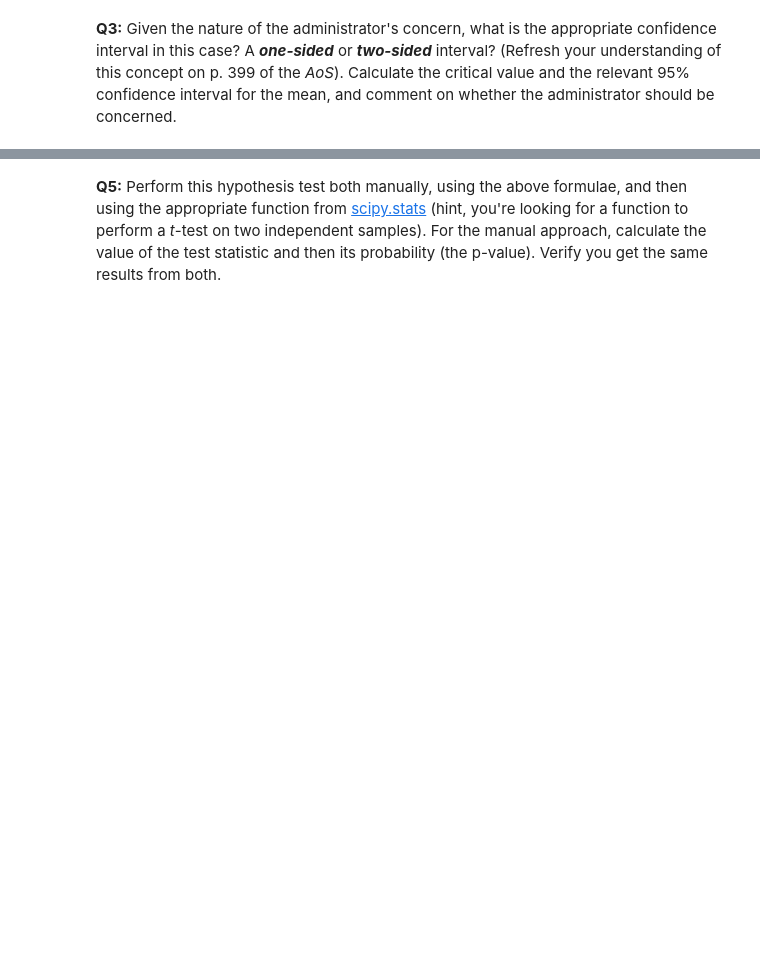
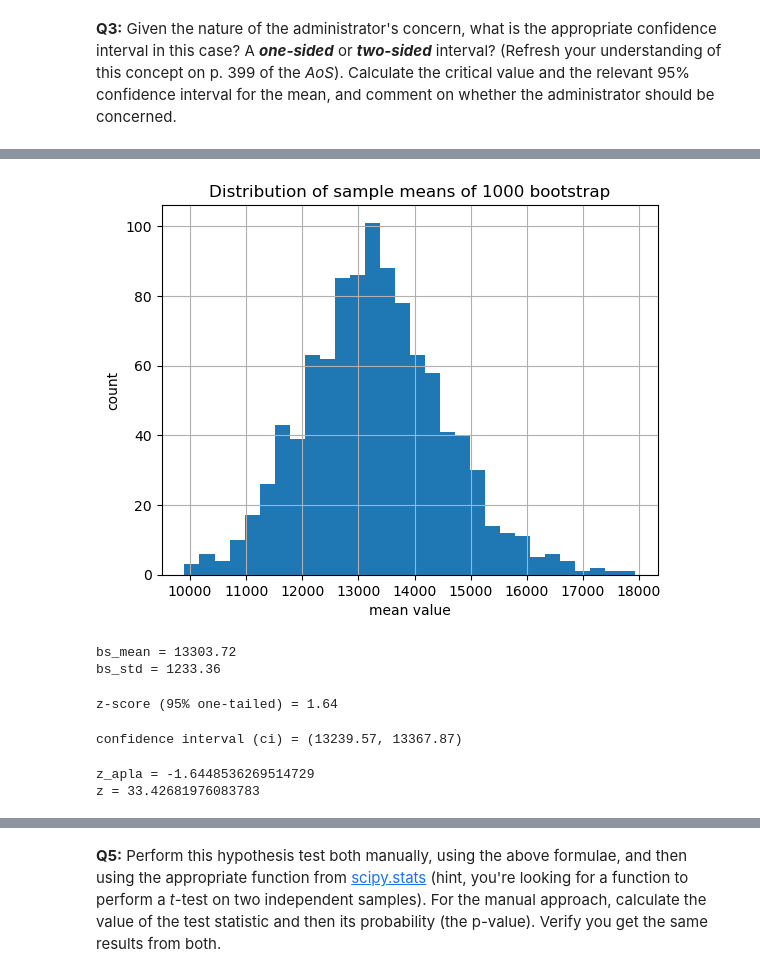
Before and after one commit to faridjn/-Springboard-7_2_5_API-Mini-Project, a Jupyter notebook: Unit 11 - Python Statistics in EDA/11.1.3 Frequentist Case Study/Frequentist Inference Case Study - Part B.ipynb, the cells around one changed output, grey strips where cells are left out. Saved outputs shown, nothing was run; the diff lists cells and outputs as text; code cells hidden in the pictures; blank space fills up the shorter version.

```diff
--- a/Unit 11 - Python Statistics in EDA/11.1.3 Frequentist Case Study/Frequentist Inference Case Study - Part B.ipynb
+++ b/Unit 11 - Python Statistics in EDA/11.1.3 Frequentist Case Study/Frequentist Inference Case Study - Part B.ipynb
@@ -82,0 +125,59 @@ __A:__
+# %%
+#define a function to calculate means of bootsrap resamples
+def bootstrap(pop, n, N):
+    ''' Calculate means of N bootsrap resamples of size n'''
+    df = pd.DataFrame({'mean': [pop.sample(n, replace = True).mean() for i in range(N)]})
+    return df
+# %%
+#run boostrap 1000 times for sample sizes of 100
+n = 100
+N = 1000
+bootstap = bootstrap(medical.charges, n, N)
+# %%
+_ = bootstap['mean'].hist(bins=30)
+_ = plt.xlabel('mean value')
+_ = plt.ylabel('count')
+_ = plt.title(f'Distribution of sample means of {N} bootstrap')
+# %% [output]
+[figure, added]
+# %%
+#calculate mean & std
+bs_mean = bootstap['mean'].mean()
+bs_std = bootstap['mean'].std()
+print(f'bs_mean = {bs_mean:.2f}')
+print(f'bs_std = {bs_std:.2f}')
+# %% [output]
+bs_mean = 13303.72
+bs_std = 1233.36
+# %%
+from scipy.stats import norm
+
+#Calculate the (95%) margin of error
+#find the critical value z-score (one-tailed 95%)
+alpha = 1 - 0.05
+z_alpha = norm.ppf(alpha)
+print(f'z-score (95% one-tailed) = {z_alpha:1.2f}')
+
+me = z_alpha * bs_std/np.sqrt(len(bootstap))
+# %% [output]
+z-score (95% one-tailed) = 1.64
+# %%
+#Calculate the 95% Confidence Interval of the mean
+ci = (bs_mean - me, bs_mean + me)
+print("confidence interval (ci) = ({:.2f}, {:.2f})".format(*ci))
+# %% [output]
+confidence interval (ci) = (13239.57, 13367.87)
+# %%
+#Calculate the (95%) margin of error (one-tailed 95%)
+alpha = 0.05
+
+#find the critical value z-score
+z_alpha = norm.ppf(alpha)
+
+z = (bs_mean - 12000) / (bs_std / np.sqrt(len(bootstap)))
+
+print(f'z_apla = {z_alpha}')
+print(f'z = {z}\n')
+# %% [output]
+z_apla = -1.6448536269514729
+z = 33.42681976083783
```
Also changed, not shown: parts of 27 cells of this notebook.
